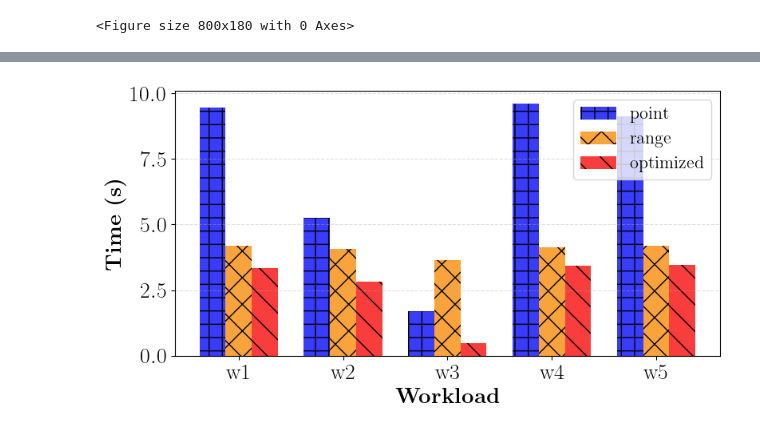
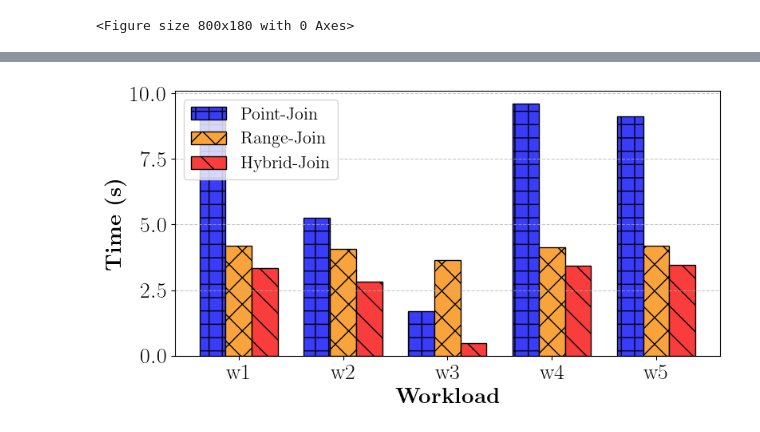
Before and after one commit to collectcrop/cost-model, a Jupyter notebook: include/FALCON/results/log/draw.ipynb, the cells around one changed output, grey strips where cells are left out. Cells and saved outputs as stored; diff of their text form; code cells hidden in the pictures.

```diff
--- a/include/FALCON/results/log/draw.ipynb
+++ b/include/FALCON/results/log/draw.ipynb
@@ -471,35 +611,40 @@ for i, n in enumerate(CONFS):
 if missing:
     print("Warning: missing files:")
     for p in missing:
         print("  -", p)
 
 # ========== 画图：grouped bars ==========
 x = np.arange(len(CONFS))
 width = 0.25
 
 fig, ax = plt.subplots(figsize=(8, 4.5))
 
 offsets = {
     "point": -width,
     "range": 0.0,
     "join":  +width,
 }
 
 for j, start in enumerate(STRATS):
-    lb = start if start != "join" else "optimized"
-    ax.bar(x + offsets[start], data[:, j], width=width, label=lb,
+    if start == "point":
+        lb = "Point-Join"
+    elif start == "range":
+        lb = "Range-Join"
+    elif start == "join":
+        lb = "Hybrid-Join"
+    ax.bar(x + offsets[start], data[:, j], width=width, label=lb, edgecolor='black',
            **STYLE[j])
 
 ax.set_xticks(x)
 ax.set_xticklabels([f"w{n}" for n in CONFS])
 ax.set_ylabel(r"\textbf{Time (s)}",fontsize=20)
 ax.set_xlabel(r"\textbf{Workload}",fontsize=20)
 ax.tick_params(axis="both", which="major", labelsize=20)
-ax.legend(loc="best")
+ax.legend(loc="upper left")
 
-ax.grid(axis="y", linestyle="--", alpha=0.4)
+ax.grid(axis="y", linestyle="--", alpha=0.7)
 plt.tight_layout()
 plt.savefig("./join.pdf")
 plt.show()
 # %% [output]
-[figure, old version]
+[figure, new version]
```
Also changed, not shown: parts of 3 cells of this notebook, 18 other files.
